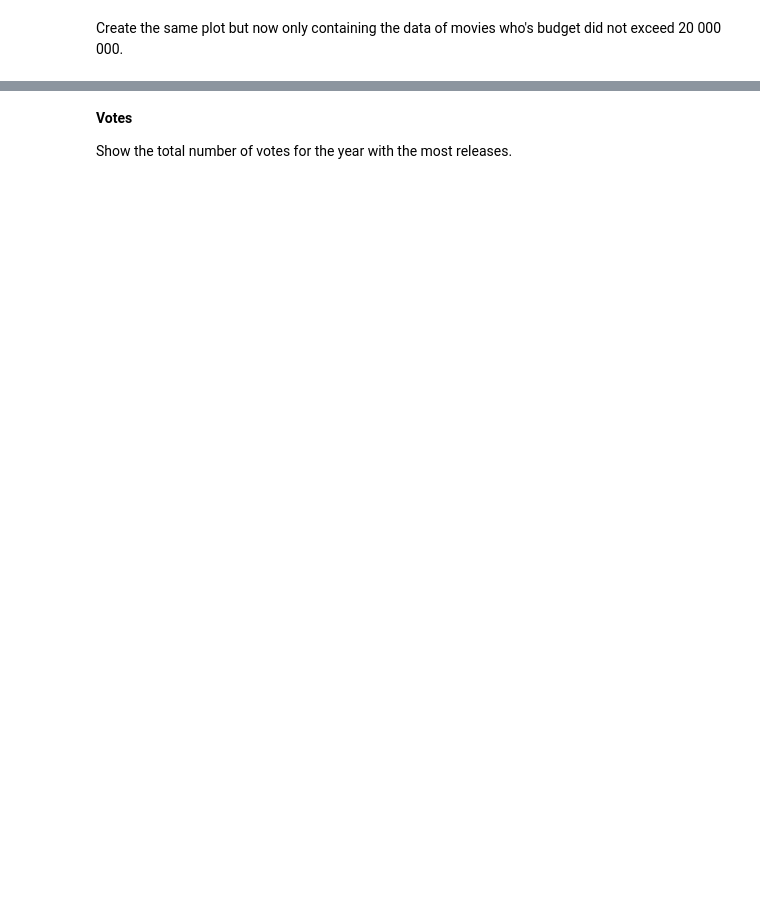
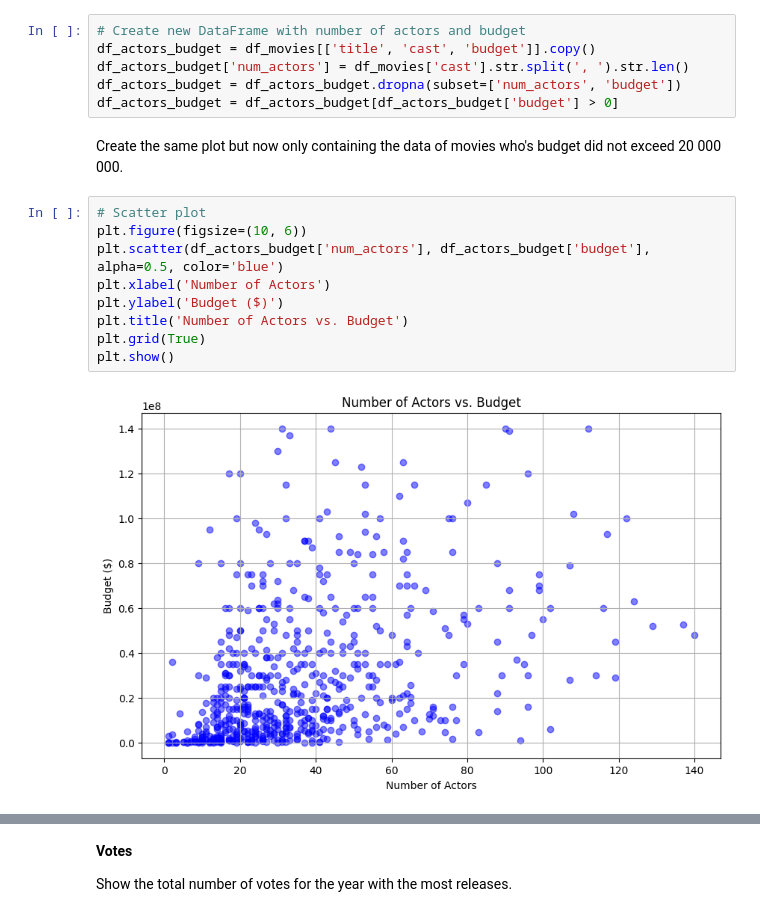
Before and after one commit to iPwnds/Programming-2, a Jupyter notebook: 05-data-processing/05-bigger_exercises/TMDB-movies.ipynb, the cells around one changed output, grey strips where cells are left out. Drawn from its saved outputs; the diff is of its cells as text; blank space fills up the shorter version.

```diff
--- a/05-data-processing/05-bigger_exercises/TMDB-movies.ipynb
+++ b/05-data-processing/05-bigger_exercises/TMDB-movies.ipynb
@@ -50,2 +201,19 @@ Plot the data so we can visually evaluate whether there seems a relation between
+# %%
+# Create new DataFrame with number of actors and budget
+df_actors_budget = df_movies[['title', 'cast', 'budget']].copy()
+df_actors_budget['num_actors'] = df_movies['cast'].str.split(', ').str.len()
+df_actors_budget = df_actors_budget.dropna(subset=['num_actors', 'budget'])
+df_actors_budget = df_actors_budget[df_actors_budget['budget'] > 0]
 # %% [markdown]
 Create the same plot but now only containing the data of movies who's budget did not exceed 20 000 000.
+# %%
+# Scatter plot
+plt.figure(figsize=(10, 6))
+plt.scatter(df_actors_budget['num_actors'], df_actors_budget['budget'], alpha=0.5, color='blue')
+plt.xlabel('Number of Actors')
+plt.ylabel('Budget ($)')
+plt.title('Number of Actors vs. Budget')
+plt.grid(True)
+plt.show()
+# %% [output]
+[figure, added]
```
Also changed, not shown: parts of 14 cells of this notebook, 7 other files.
